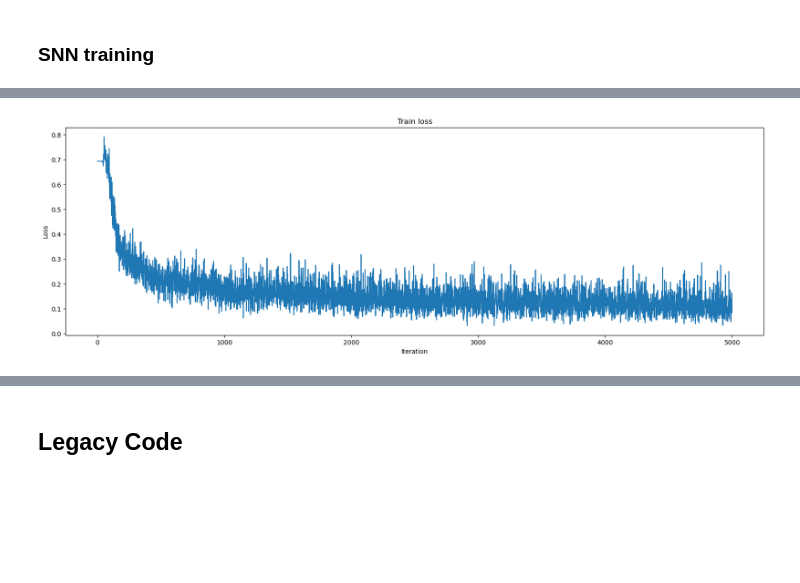
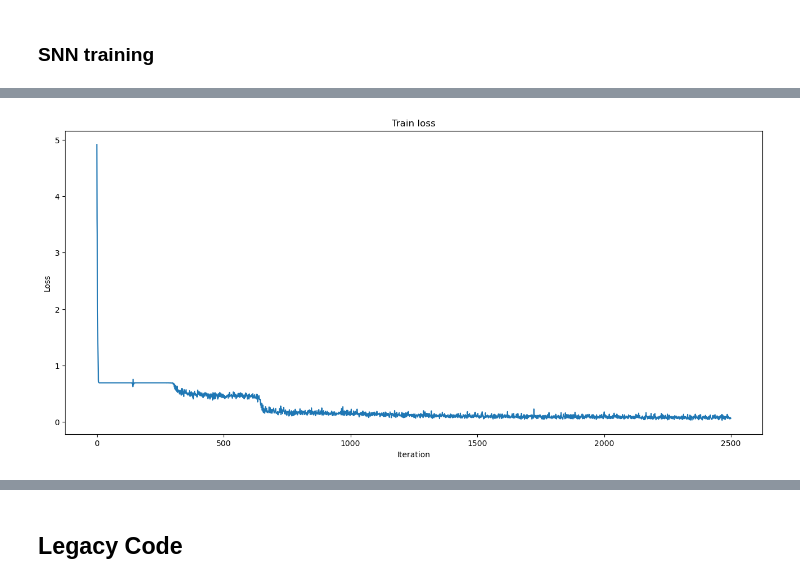
Before and after one commit to enlupi/SNN-MUC, a Jupyter notebook: Scripts/SNN_CeCountLoss_highAcc.ipynb, the cells around one changed output, grey strips where cells are left out. Drawn from its saved outputs; the diff is of its cells as text; code cells hidden in the pictures; blank space fills up the shorter version.

```diff
--- a/Scripts/SNN_CeCountLoss_highAcc.ipynb
+++ b/Scripts/SNN_CeCountLoss_highAcc.ipynb
@@ -144,6 +144,7 @@ num_outputs = 2#num_inputs
 
 # Temporal Dynamics
 num_steps = 40
+alpha= 0.8
 beta = 0.8
 # %%
 class Net(nn.Module):
@@ -192,3 +273,7 @@ net = Net(num_inputs, num_hidden, num_outputs, num_steps).to(device)
+# %%
+#net = Net(num_inputs, num_hidden, num_outputs, num_steps).to(device)
+net = Net2order(num_inputs, num_hidden, num_outputs, num_steps).to(device)
+#net = SLSTMnet(num_inputs, num_hidden, num_outputs, num_steps).to(device)
 # %% [markdown]
 ### SNN training
 # %%
@@ -211,7 +296,7 @@ def train_printer(net, data, targets, batch_size, epoch, counter, iter_counter,
     print_batch_accuracy(net, test_data, test_targets, batch_size, train=False)
     print("\n")
 # %%
-batch_size = 100
+batch_size = 200
 nw=0
 
 train_loader = DataLoader(train_dataset, batch_size=batch_size, shuffle=True, num_workers=nw)
@@ -281,14 +367,14 @@ Loss: 0.07945461571216583
 # %%
 # Plot Loss
-fig = plt.figure(facecolor="w", figsize=(20, 6))
+fig = plt.figure(facecolor="w", figsize=(16, 7))
 plt.plot(loss_hist)
 plt.title("Train loss")
 plt.xlabel("Iteration")
 plt.ylabel("Loss")
 #plt.yscale("log")
 plt.show()
 # %% [output]
-[figure, old version]
+[figure, new version]
 # %%
 total = 0
 correct = 0
```
Also changed, not shown: parts of 5 cells of this notebook, 2 other files.
